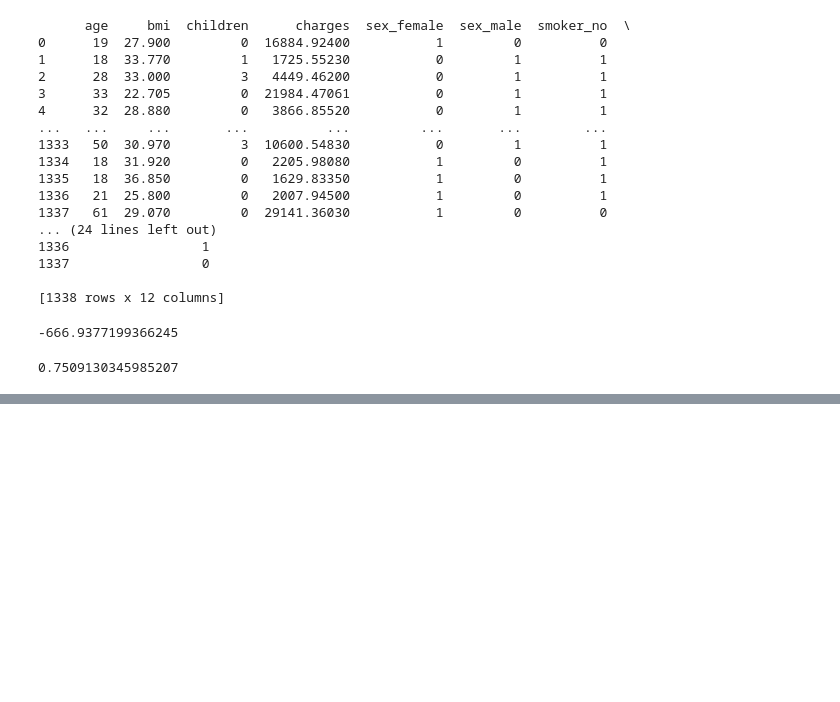
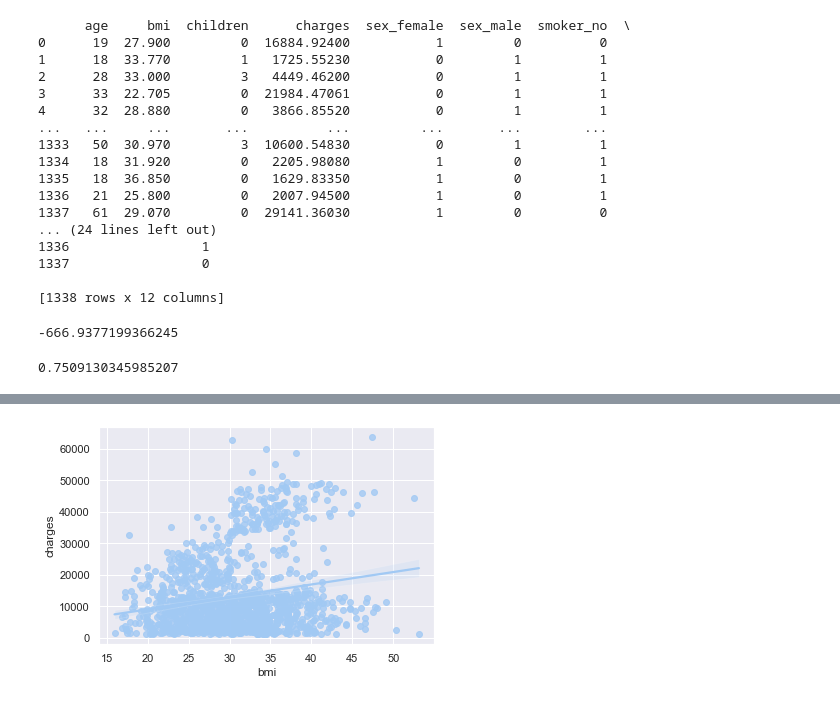
Before and after one commit to bohare0/usa_insurance_project, a Jupyter notebook: us-medical-insurance-costs.ipynb, the cells around one changed output, grey strips where cells are left out. Saved outputs shown, nothing was run; the diff lists cells and outputs as text; code cells hidden in the pictures; blank space fills up the shorter version.

```diff
--- a/us-medical-insurance-costs.ipynb
+++ b/us-medical-insurance-costs.ipynb
@@ -163,0 +172,4 @@ strong multicollinearity problems or that the design matrix is singular.
+# %%
+bmiplot = sns.regplot(x="bmi", y="charges", data=data)
+# %% [output]
+[figure, added]
```
Also changed, not shown: parts of 6 cells of this notebook.
